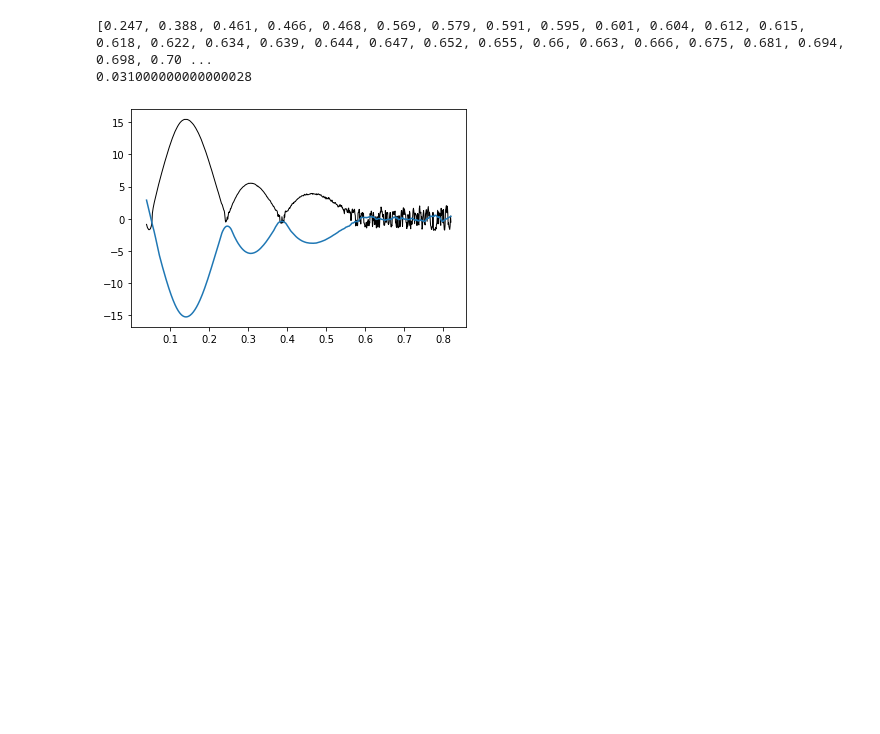
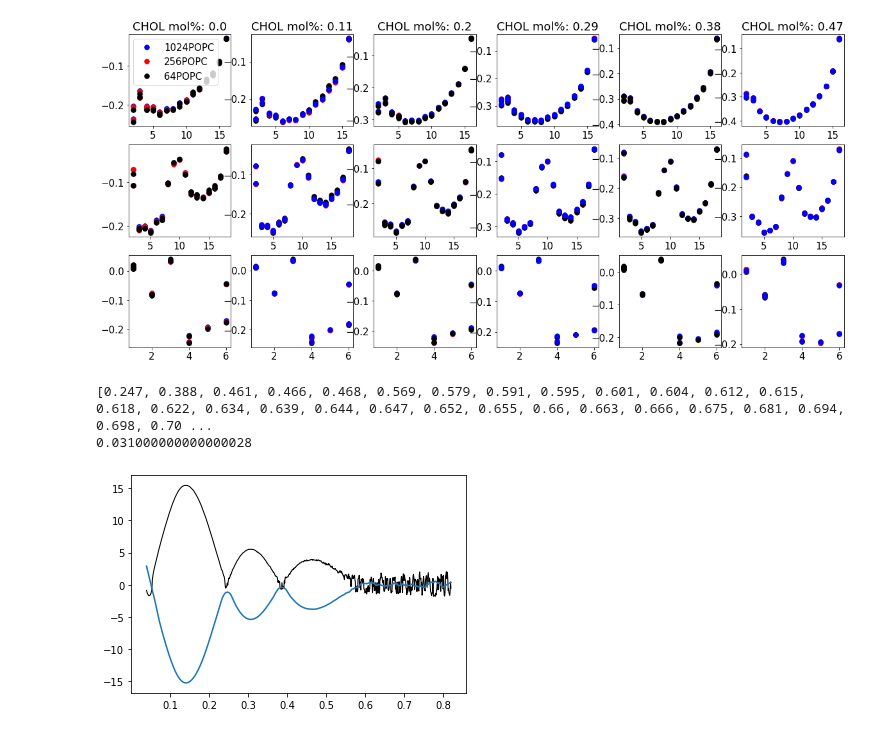
Before and after one commit to NMRLipids/DataBankManuscript, a Jupyter notebook: scripts/plotFormFactors.ipynb, the cells around one changed output. Drawn from its saved outputs; the diff is of its cells as text; code cells hidden in the pictures; blank space fills up the shorter version.

```diff
--- a/scripts/plotFormFactors.ipynb
+++ b/scripts/plotFormFactors.ipynb
@@ -257,7 +238,9 @@ colors = {64: 'black', 256: 'red', 1024: 'blue'} #, 0.625: 'green', 0.40625: 'ye
 widths = {64: 1, 256: 2, 1024: 3}
 plotLoc = {0: 0, 0.11: 1, 0.2: 2, 0.29: 3, 0.38: 4, 0.47: 5}
 
-fig, axs = plt.subplots(1,6,figsize=(20,3)) #, gridspec_kw={'height_ratios': [1, 2]})
+fig, axs = plt.subplots(3,6,figsize=(20,9)) #, gridspec_kw={'height_ratios': [1, 2]})
+
+
 
 for system in systems:
     FormFactorPath = system['path'] + 'FormFactor.json'
@@ -280,24 +263,71 @@ for system in systems:
             Nchol = 0
         Npopc = np.sum(system['COMPOSITION']['POPC']['COUNT'])
         ratio = round(Nchol/(Npopc+Nchol),2)
-        #print(Npopc, ratio)
-        x,y = plotFF(FormFactor) #, colors[ratio], widths[Npopc])
-
-        label = str(Npopc) + 'POPC'
-        axs[plotLoc[ratio]].plot(x,y, color = colors[Npopc], label = label)
-        #axs[plotLoc[ratio]].legend()
-        axs[0].legend()
-        title = 'CHOL mol%: ' + str(ratio)
-        axs[plotLoc[ratio]].title.set_text(title)
-        #plt.subplot(1,6,plotLoc[ratio])
-        #plt.plot(x,y)
-        #axs[plotLoc[ratio]].xlim([0,0.6])
-
-        #plt.show()
 
         lipid = 'POPC'
-
         OPpathSIM = system['path'] + lipid + 'OrderParameters.json'
         with open(OPpathSIM) as json_file:
             OPsim = json.load(json_file)
+        xValuesSN1, yValuesSN1sim, yValuesSN1simERR, xValuesSN2, yValuesSN2sim, yValuesSN2simERR, xValuesHG, yValuesHGsim, yValuesHGsimERR = plotOrderParameters(OPsim)
+
+        label = str(Npopc) + 'POPC'
+        axs[0][plotLoc[ratio]].plot(xValuesSN1, yValuesSN1sim, '.', color = colors[Npopc], label = label, markersize=15)
+        axs[1][plotLoc[ratio]].plot(xValuesSN2, yValuesSN2sim, '.', color = colors[Npopc], label = label, markersize=15)
+        axs[2][plotLoc[ratio]].plot(xValuesHG, yValuesHGsim, '.', color = colors[Npopc], label = label, markersize=15)
+        axs[0][0].legend()
+        title = 'CHOL mol%: ' + str(ratio)
+        axs[0][plotLoc[ratio]].title.set_text(title)
+
+
+
         #plotOrderParameters(OPsim)
+
+
+
+
+        ##print(xValues,yValues)
+        #plt.rc('font', size=15)
+        ##plt.plot(xValuesHG,yValuesHGsim,'.',color='red',markersize=15)
+        ##plt.errorbar(xValuesHG,yValuesHGexp, yerr = 0.02,fmt='.',color='black',markersize=25)
+        #plt.errorbar(xValuesHG,yValuesHGsim, yerr = yValuesHGsimERR,fmt='.',color='red',markersize=20)
+        ##plt.plot(xValuesHG,yValuesHGexp,'.',color='black',markersize=15)
+        #my_xticks = ['\u03B3','\u03B2','\u03B1','$g_{1}$','$g_{2}$','$g_{3}$']
+        #plt.xticks([1,2,3,4,5,6], my_xticks,size=20)
+        ##plt.xlabel('Carbon')
+        #plt.ylim([-0.25,0.09])
+        #plt.yticks(size=20)
+        ##plt.yticks(color = 'w')
+        #plt.ylabel(r'$S_{CH}$',size=25)
+        #plt.savefig('HG.pdf')
+        #plt.show()
+
+        #plt.text(2, -0.04, 'sn-1', fontsize=25)
+        #plt.xticks(np.arange(min(xValuesSN1), max(xValuesSN1)+1, 2.0))
+        #plt.plot(xValuesSN1,yValuesSN1sim,color='red')
+        ##plt.plot(xValuesSN1,yValuesSN1exp,color='black')
+        #plt.errorbar(xValuesSN1,yValuesSN1sim, yerr = yValuesSN1simERR,fmt='.',color='red',markersize=25)
+        ##plt.errorbar(xValuesSN1,yValuesSN1exp, yerr = 0.02, fmt='.',color='black',markersize=20)
+        ##plt.xlabel('Carbon')
+        #plt.ylabel(r'$S_{CH}$',size=25)
+        #plt.xticks(size=20)
+        #plt.yticks(size=20)
+        ##plt.yticks(color = 'w')
+        #plt.ylim([-0.3,0.01])
+        #plt.savefig('sn-1.pdf')
+        #plt.show()
+
+        #plt.text(2, -0.04, 'sn-2', fontsize=25)
+        #plt.xticks(np.arange(min(xValuesSN2), max(xValuesSN2)+1, 2.0))
+        #plt.plot(xValuesSN2,yValuesSN2sim,color='red')
+        ##plt.plot(xValuesSN2,yValuesSN2exp,color='black')
+        #plt.errorbar(xValuesSN2,yValuesSN2sim,yValuesSN2simERR,fmt='.',color='red',markersize=25)
+        ##plt.errorbar(xValuesSN2,yValuesSN2exp, yerr = 0.02, fmt='.',color='black',markersize=20)
+        #plt.xlabel('Carbon',size=25)
+        #plt.ylabel(r'$S_{CH}$',size=25)
+        #plt.xticks(size=20)
+        #plt.yticks(size=20)
+        ##plt.yticks(color = 'w')
+        #plt.ylim([-0.25,0.01])
+        #plt.savefig('sn-2.pdf')
+        #plt.show()
+# %% [output]
@@ -304,3 +345,4 @@ for system in systems:
+[figure, added]
 # %%
 #path = '../../Databank/Data/experiments/FormFactors/10.1021/jp511159q/1/POPE_ULV_35Cin0D_FormFactor.json'
 path = '../../Databank/Data/experiments/FormFactors/10.1039/C4SM00066H/1/POPS_ULV_25Cin0D_SHE_FormFactor.json'
```
Also changed, not shown: parts of 3 cells of this notebook, 3 other files.
